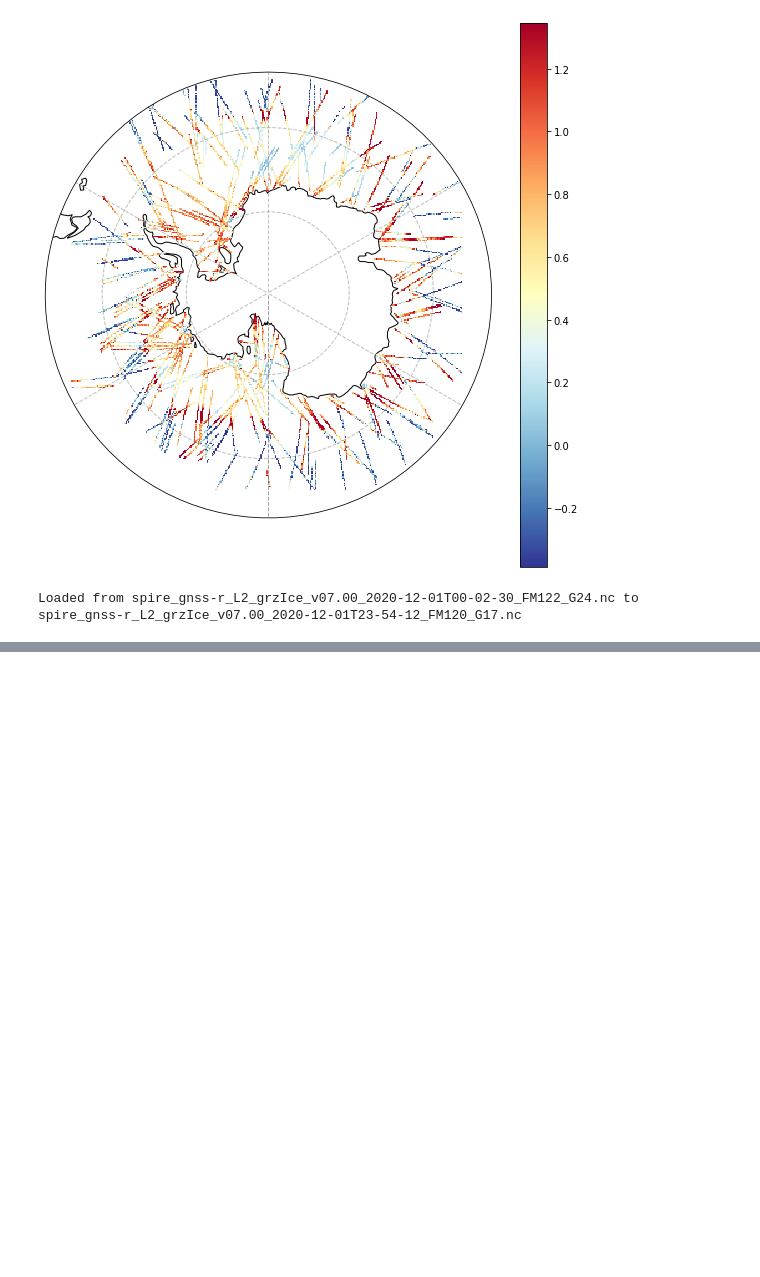
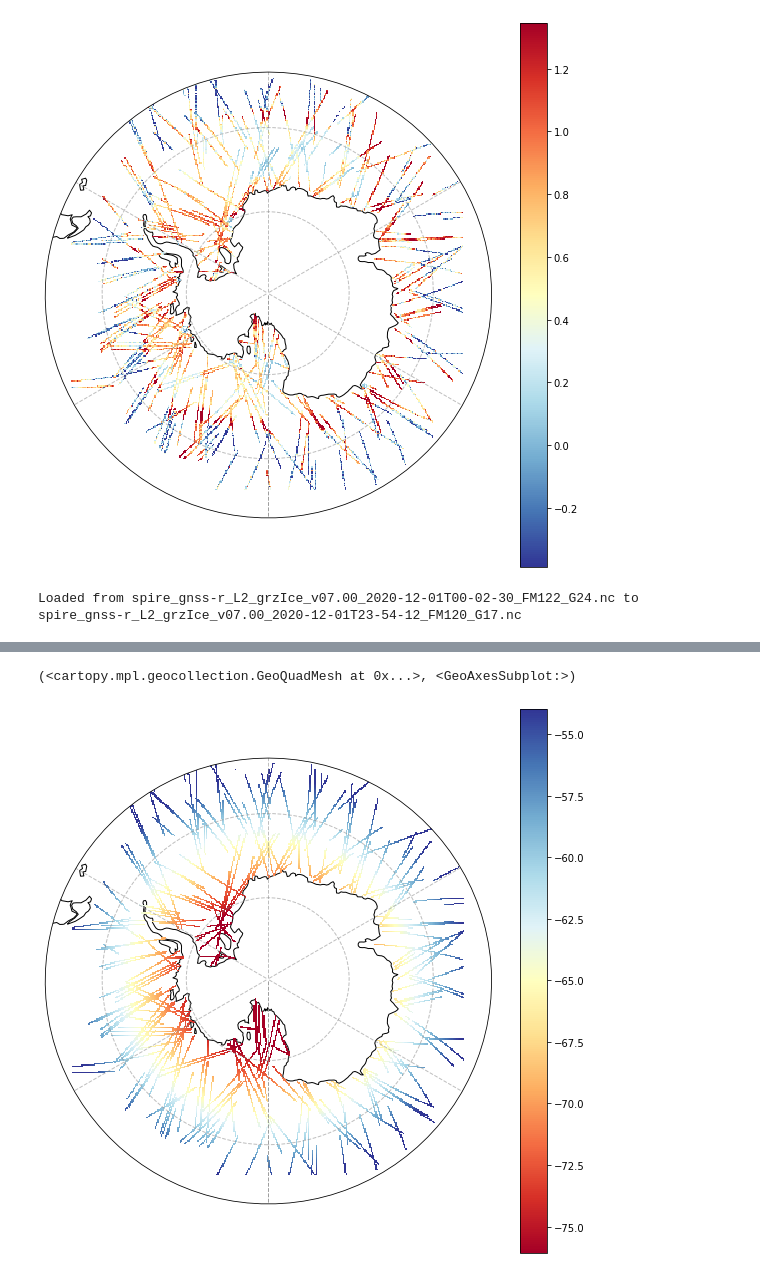
Before and after one commit to SteefanContractor/spacebridge, a Jupyter notebook: exploratory/spire_data/load_in_plot_demo.ipynb, the cells around one changed output, grey strips where cells are left out. Saved outputs shown, nothing was run; the diff lists cells and outputs as text; code cells hidden in the pictures; blank space fills up the shorter version.

```diff
--- a/exploratory/spire_data/load_in_plot_demo.ipynb
+++ b/exploratory/spire_data/load_in_plot_demo.ipynb
@@ -33,0 +60,7 @@ Loaded from spire_gnss-r_L2_grzIce_v07.00_2020-12-01T00-02-30_FM122_G24.nc to sp
+# %%
+## proof!
+
+load_class.pcolorstereo(np.rot90(MIZ_lat), np.rot90(MIZ_lon), data_grid, hemisphere='south', cmin=None, cmax=None, proj=None, cmap='RdYlBu')
+# %% [output]
+(<cartopy.mpl.geocollection.GeoQuadMesh at 0x...>, <GeoAxesSubplot:>)
+[figure, added]
```
Also changed, not shown: parts of 9 cells of this notebook, 1 other file.
